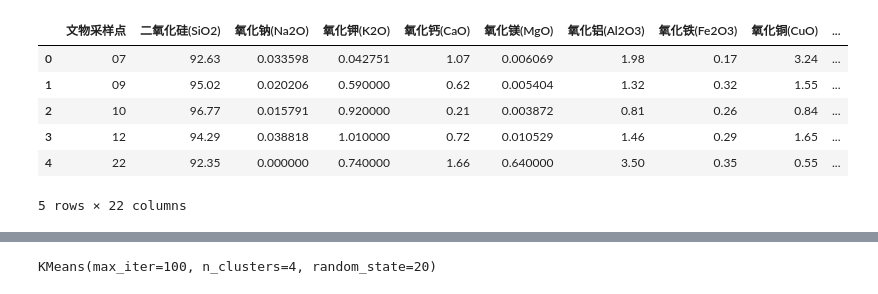
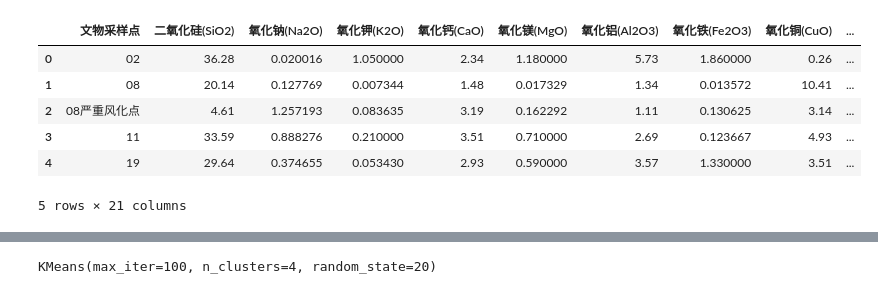
Before and after one commit to Fly-Pluche/2022-mathematical-modeling-C, a Jupyter notebook: solver/2_kmean.ipynb, the cells around one changed output, grey strips where cells are left out. Cells and saved outputs as stored; diff of their text form; code cells hidden in the pictures.

```diff
--- a/solver/2_kmean.ipynb
+++ b/solver/2_kmean.ipynb
@@ -25,16 +25,16 @@ from sklearn.metrics import roc_auc_score, precision_score, recall_score
 plt.rcParams['font.sans-serif'] = ['SimHei']
 plt.rcParams['axes.unicode_minus'] = False
 # %%
-data = pd.read_excel('excel/extract/2/高钾.xlsx')
+data = pd.read_excel('excel/extract/2/铅钡.xlsx')
 data.head()
 # %% [output]
 |  | 文物采样点 | 二氧化硅(SiO2) | 氧化钠(Na2O) | 氧化钾(K2O) | 氧化钙(CaO) | 氧化镁(MgO) | 氧化铝(Al2O3) | 氧化铁(Fe2O3) | 氧化铜(CuO) | ... |
-| 0 | 07 | 92.63 | 0.033598 | 0.042751 | 1.07 | 0.006069 | 1.98 | 0.17 | 3.24 | ... |
-| 1 | 09 | 95.02 | 0.020206 | 0.590000 | 0.62 | 0.005404 | 1.32 | 0.32 | 1.55 | ... |
-| 2 | 10 | 96.77 | 0.015791 | 0.920000 | 0.21 | 0.003872 | 0.81 | 0.26 | 0.84 | ... |
-| 3 | 12 | 94.29 | 0.038818 | 1.010000 | 0.72 | 0.010529 | 1.46 | 0.29 | 1.65 | ... |
-| 4 | 22 | 92.35 | 0.000000 | 0.740000 | 1.66 | 0.640000 | 3.50 | 0.35 | 0.55 | ... |
+| 0 | 02 | 36.28 | 0.020016 | 1.050000 | 2.34 | 1.180000 | 5.73 | 1.860000 | 0.26 | ... |
+| 1 | 08 | 20.14 | 0.127769 | 0.007344 | 1.48 | 0.017329 | 1.34 | 0.013572 | 10.41 | ... |
+| 2 | 08严重风化点 | 4.61 | 1.257193 | 0.083635 | 3.19 | 0.162292 | 1.11 | 0.130625 | 3.14 | ... |
+| 3 | 11 | 33.59 | 0.888276 | 0.210000 | 3.51 | 0.710000 | 2.69 | 0.123667 | 4.93 | ... |
+| 4 | 19 | 29.64 | 0.374655 | 0.053430 | 2.93 | 0.590000 | 3.57 | 1.330000 | 3.51 | ... |
-5 rows × 22 columns
+5 rows × 21 columns
 # %%
 x = data.loc[:, '二氧化硅(SiO2)':'量化风化']
 print(x.shape)
```
Also changed, not shown: parts of 4 cells of this notebook, 13 other files.
